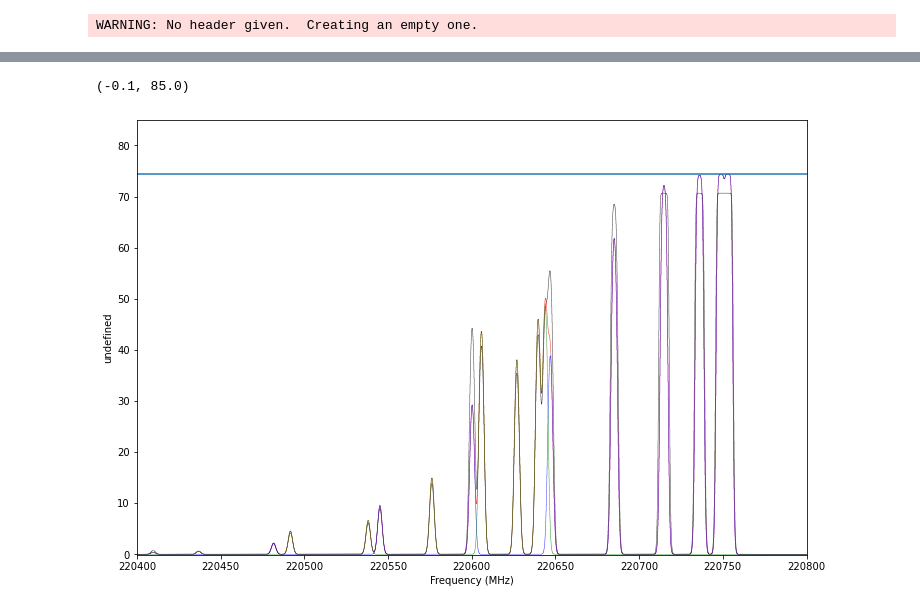
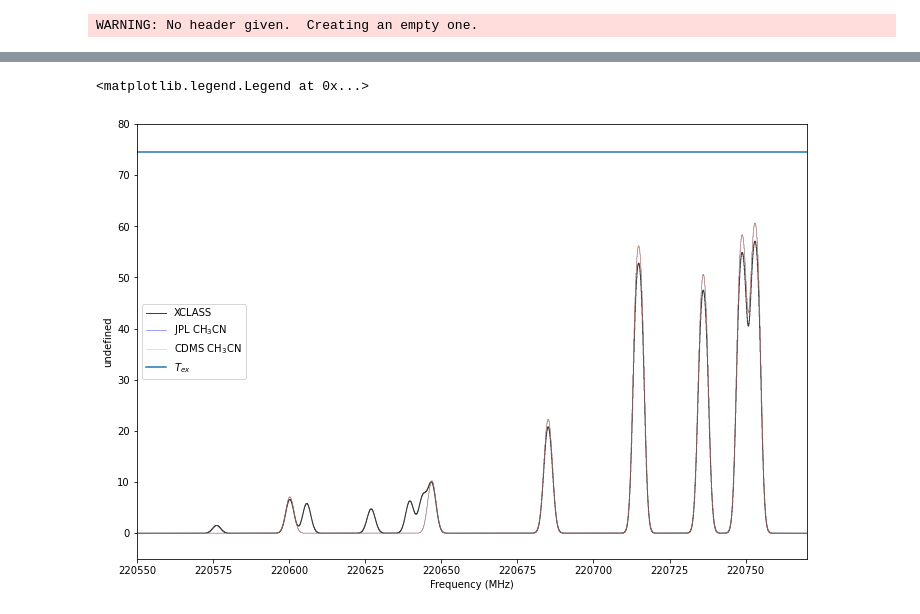
Before and after one commit to pyspeckit/pyspeckit-tests, a Jupyter notebook: xclass-benchmark/XCLASS_Benchmark_CH3CN.ipynb, the cells around one changed output, grey strips where cells are left out. Drawn from its saved outputs; the diff is of its cells as text; code cells hidden in the pictures.

```diff
--- a/xclass-benchmark/XCLASS_Benchmark_CH3CN.ipynb
+++ b/xclass-benchmark/XCLASS_Benchmark_CH3CN.ipynb
@@ -44,7 +44,7 @@ support for accessing str attributes such as 'title' from PhysicalType instances
 # %%
 source_size =  4.3350376922e+00
 tkin = 7.9842254347e+01
-Ntot = 3.7061155735e+16
+Ntot = 3.7061155735e+15
 vwidth = 4.2101396644e+00 / np.sqrt(8*np.log(2))
 vcen = -7.9000000000e+00
 # %%
@@ -53,10 +53,21 @@ from pyspeckit.spectrum.models.lte_molecule import get_molecular_parameters, gen
 # %%
 ch3_13cn_to_ch3cn = 1./16.
+# %%
+freqs, aij, deg, EU, partfunc = get_molecular_parameters('CH3CN, v=0',
+                                                         catalog='CDMS',
+                                                         fmin=FreqMin*u.MHz,
+                                                         fmax=FreqMax*u.MHz)
+def modfunc_12c_CDMS(xarr, vcen, width, tex, column, **kwargs):
+    model = generate_model(xarr, vcen, width, tex,
+                   column=column, freqs=freqs, aij=aij, deg=deg, EU=EU, partfunc=partfunc)
+    return model
 # %%
 freqs, aij, deg, EU, partfunc = get_molecular_parameters('CH3CN',
+                                                         catalog='JPL',
                                                          fmin=FreqMin*u.MHz,
                                                          fmax=FreqMax*u.MHz)
-freqs13, aij13, deg13, EU13, partfunc13 = lte_molecule.get_molecular_parameters_JPL('CH3C-13-N',
+freqs13, aij13, deg13, EU13, partfunc13 = lte_molecule.get_molecular_parameters('CH3C-13-N',
+                                                                                catalog='JPL',
                                                          fmin=FreqMin*u.MHz,
                                                          fmax=FreqMax*u.MHz)
 def modfunc_12c(xarr, vcen, width, tex, column, **kwargs):
@@ -84,6 +95,8 @@ def modfunc(xarr, vcen, width, tex, column, **kwargs):
 
 fitter = generate_fitter(modfunc, name="CH3CN")
 # %%
+model12cdms = pyspeckit.Spectrum(xarr=xclass_spectrum.xarr, data=modfunc_12c_CDMS(xclass_spectrum.xarr, vcen, vwidth, tkin, Ntot, ))
+
 model12 = pyspeckit.Spectrum(xarr=xclass_spectrum.xarr, data=modfunc_12c(xclass_spectrum.xarr, vcen, vwidth, tkin, Ntot, ))
 model13 = pyspeckit.Spectrum(xarr=xclass_spectrum.xarr, data=modfunc_13c(xclass_spectrum.xarr, vcen, vwidth, tkin, Ntot, ))
 model = pyspeckit.Spectrum(xarr=xclass_spectrum.xarr, data=modfunc(xclass_spectrum.xarr, vcen, vwidth, tkin, Ntot, ))
@@ -94,14 +108,16 @@ WARNING: No header given.  Creating an empty one.
 # %%
 fig = pl.figure(figsize=(12,8))
-xclass_spectrum.plotter(alpha=0.75, figure=fig)
+xclass_spectrum.plotter(alpha=0.75, figure=fig, label='XCLASS', linewidth=1, zorder=-5)
 ax = xclass_spectrum.plotter.axis
-model.plotter(clear=False, color='r', axis=ax, alpha=0.75)
-model12.plotter(clear=False, color='b', axis=ax, alpha=0.75)
-model13.plotter(clear=False, color='g', axis=ax, alpha=0.75)
+#model.plotter(clear=False, color='r', axis=ax, alpha=0.75, label='JPL')
+model12.plotter(clear=False, color='b', axis=ax, alpha=0.75, label='JPL CH$_3$CN')
+#model13.plotter(clear=False, color='g', axis=ax, alpha=0.75, label='JPL CH$_3$$^{13}$CN')
+model12cdms.plotter(clear=False, color='orange', axis=ax, alpha=0.75, label='CDMS CH$_3$CN')
 
-ax.axhline(lte_molecule.Jnu_cgs(220.65e9, tkin) - lte_molecule.Jnu_cgs(220.65e9, 2.73))
-ax.set_xlim(220400,220800)
-ax.set_ylim(-0.1, 85)
+ax.axhline(lte_molecule.Jnu_cgs(220.65e9, tkin) - lte_molecule.Jnu_cgs(220.65e9, 2.73), label='$T_{ex}$')
+ax.set_xlim(220550, 220770)
+ax.set_ylim(-5, 80)
+pl.legend(loc='best')
 # %% [output]
 WARNING: AstropyDeprecationWarning: support for accessing str attributes such as 'lower' from PhysicalType instances is deprecated since 4.3 and will be removed in a subsequent release. [astropy.units ...
 WARNING: AstropyDeprecationWarning: support for accessing str attributes such as 'title' from PhysicalType instances is deprecated since 4.3 and will be removed in a subsequent release. [astropy.units ...
@@ -114,2 +128,2 @@ WARNING: AstropyDeprecationWarning: support for accessing str attributes such as
-(-0.1, 85.0)
+<matplotlib.legend.Legend at 0x...>
-[figure, old version]
+[figure, new version]
```
Also changed, not shown: parts of 6 cells of this notebook, 2 other files.
